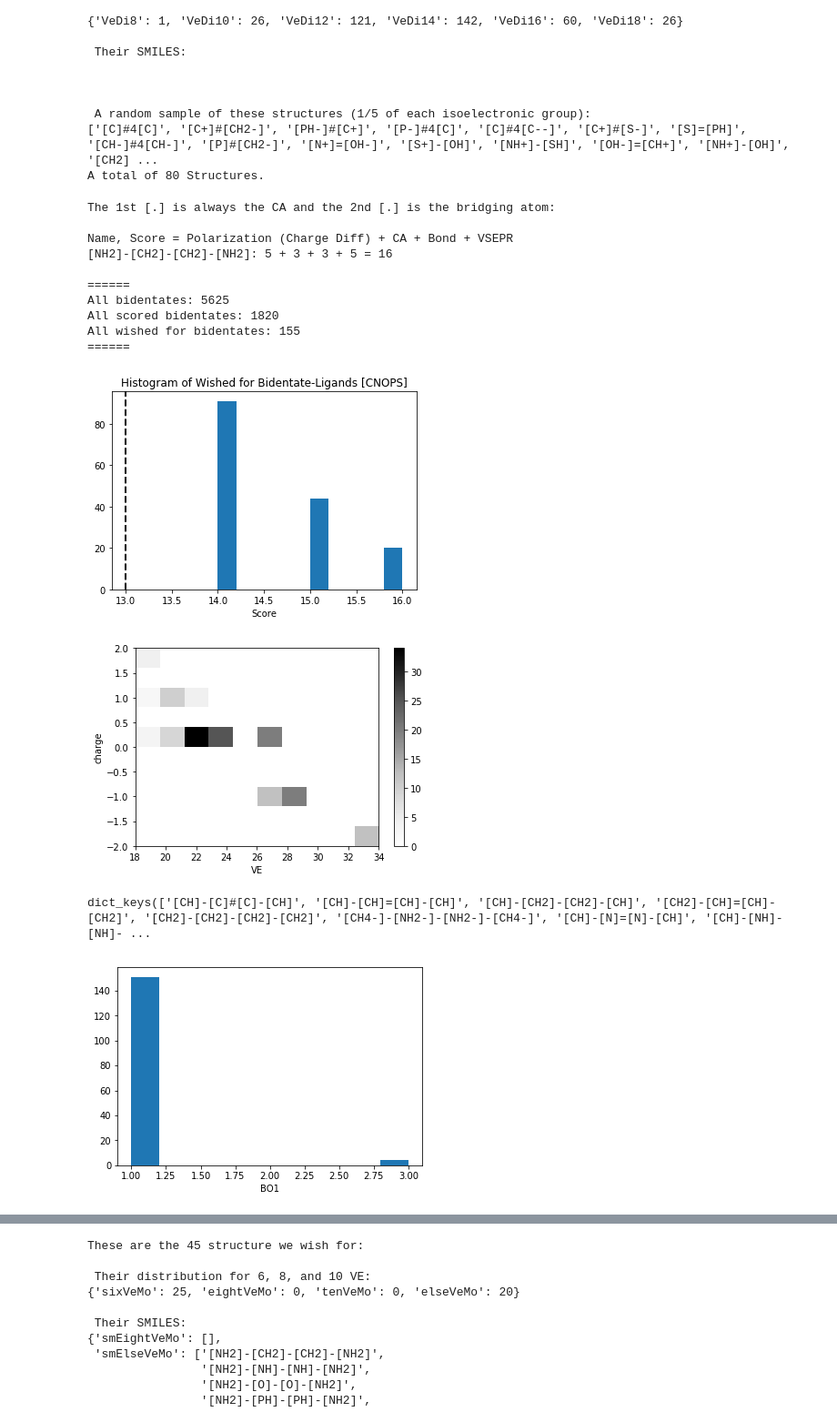
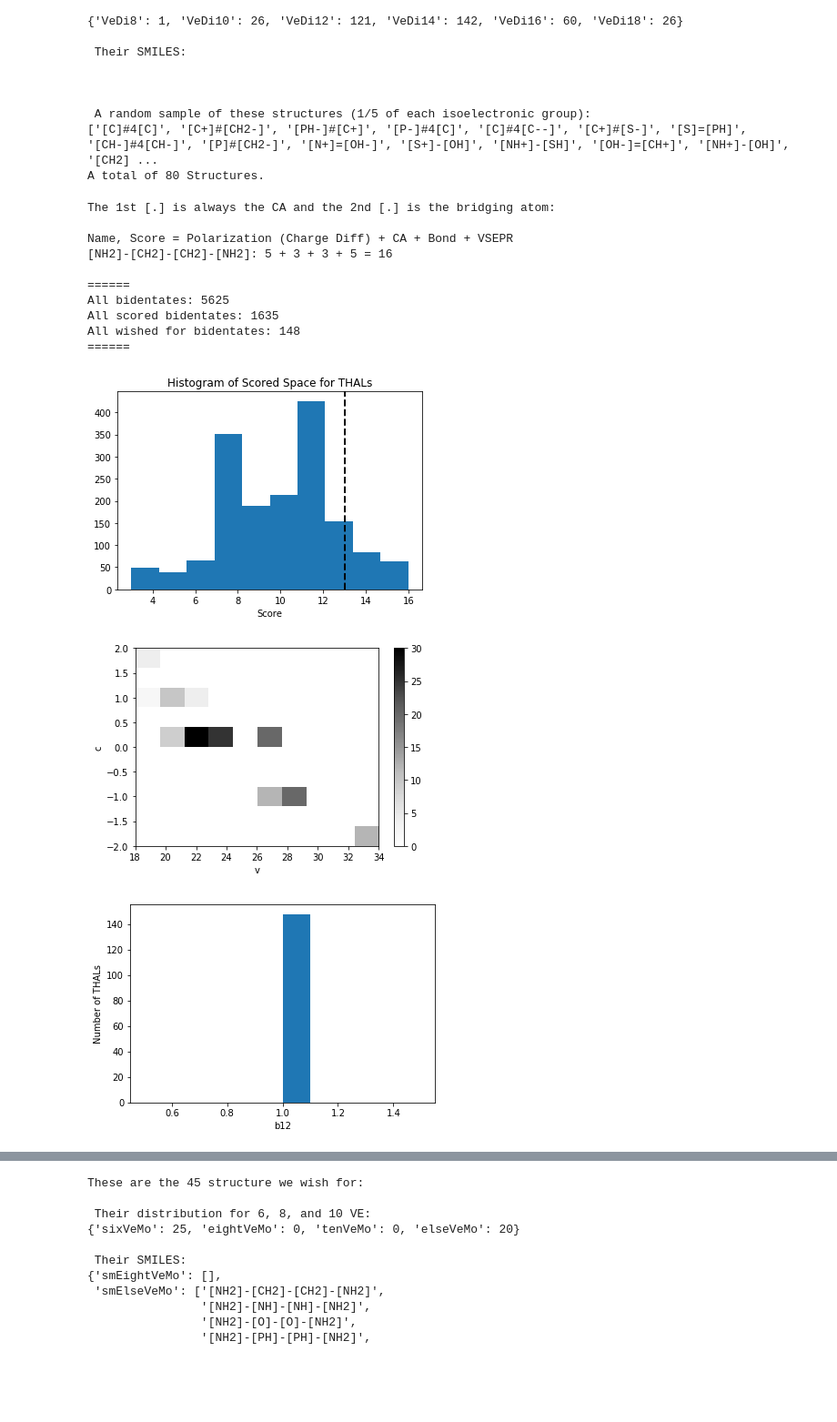
Before and after one commit to hjkgrp/smu, a Jupyter notebook: enum/enum.ipynb, the cells around one changed output, grey strips where cells are left out. Shown: that part at 91% size. Drawn from its saved outputs; the diff is of its cells as text; code cells hidden in the pictures; blank space fills up the shorter version.

Commit message:
included all plots into thesis

```diff
--- a/enum/enum.ipynb
+++ b/enum/enum.ipynb
@@ -678,6 +738,7 @@ for elem1 in elemList.keys():
 
 # Figure out how many usuals there are in the nonCAs: {-2,4}.
 histUsual = list()
+
 for name, props in dictBident.items():
     charge1 = props[3]
     charge2 = props[11]
@@ -766,7 +827,7 @@ histBond2 = list()
 print("The 1st [.] is always the CA and the 2nd [.] is the bridging atom:\n")
 print("Name, Score = Polarization (Charge Diff) + CA + Bond + VSEPR ")
 for name, props in scoredDictBident.items():
-#     histScore.append(props[-1])
+    histScore.append(props[-1])
 #     histBond.append(props[-2])
 #     histCa.append(props[-3])
 #     histCharge.append(props[-4])
@@ -776,11 +837,11 @@ for name, props in scoredDictBident.items():
     # Populate the wishedDictBident
     if props[-1] > thresholdBi:
         wishedDictBident[name] = props
-        histScore.append(props[-1])
+#         histScore.append(props[-1])
         histBond.append(props[-2])
         histCa.append(props[-3])
         histCharge1.append(props[3])
-        histCharge2.append(props[11])The dddd
+        histCharge2.append(props[11])
         histCharge.append(props[3]+props[11])
         histVE.append(2 * (props[1] + props[9]))
         histBond1.append(props[14])
@@ -801,62 +862,65 @@ print('======')
 
 plt.xlabel('Score')
 # plt.yscale('log', nonposy='clip')
-plt.title('Histogram of Wished for Bidentate-Ligands [' + components + "]")
+plt.title('Histogram of Scored Space for THALs')
 plt.hist(histScore)
 plt.axvline(thresholdBi, color='black', linestyle='dashed', linewidth=2)
-# plt.savefig('monoDistr' + components + ".pdf", bbox_inches='tight')
+plt.savefig('thal_ss_hist.pdf', bbox_inches='tight')
 plt.show()
 
 plt.hist2d(histVE, histCharge, cmap = 'Greys')
-plt.xlabel('VE')
-plt.ylabel('charge')
-# plt.ylim((0,10))
-# plt.xlim((8,22))
+plt.xlabel('v')
+plt.ylabel('c')
+plt.savefig('thal_ss_score_vs_v_2d_hist.pdf', bbox_inches='tight')
 plt.colorbar()
 plt.show()
 
-print(wishedDictBident.keys())
-
 plt.hist(histBond1)
-plt.xlabel('BO1')
+plt.ylabel('Number of THALs')
+plt.xlabel('b12')
+plt.savefig('thal_ss_hist_b12.pdf', bbox_inches='tight')
 plt.show()
 
 plt.hist(histBond2)
-plt.xlabel('BO2')
+plt.ylabel('Number of THALs')
+plt.xlabel('b23')
+plt.savefig('thal_ss_hist_b23.pdf', bbox_inches='tight')
 plt.show()
 
 plt.hist(histCharge)
-plt.xlabel('charge')
+plt.ylabel('Number of THALs')
+plt.xlabel('c')
+plt.savefig('thal_ss_hist_charge.pdf', bbox_inches='tight')
 plt.show()
 
 plt.hist(histCharge1)
-plt.xlabel('charge1')
+plt.ylabel('Number of THALs')
+plt.xlabel('c1')
+plt.savefig('thal_ss_hist_c1.pdf', bbox_inches='tight')
 plt.show()
 
 plt.hist(histCharge2)
-plt.xlabel('charge2')
+plt.ylabel('Number of THALs')
+plt.xlabel('c2')
+plt.savefig('thal_ss_hist_c2.pdf', bbox_inches='tight')
 plt.show()
 
-
-# totC  = 0
-# totBO = 0
-# for vals in wishedDictBident.values():
-#     totC += abs(vals[3])+abs(vals[11])
-#     totBO += vals[14] + vals[15]
-# print(totC)
-# print(totBO)
+for i in reversed(range(thresholdBi, 16)):
+    for name, props in wishedDictDi.items():
+        if props[-1] == i:
+            print(name, end=": ")
+            print(props[-1])
 # %% [output]
 The 1st [.] is always the CA and the 2nd [.] is the bridging atom:
 
 Name, Score = Polarization (Charge Diff) + CA + Bond + VSEPR
 [NH2]-[CH2]-[CH2]-[NH2]: 5 + 3 + 3 + 5 = 16
 
 ======
 All bidentates: 5625
-All scored bidentates: 1820
-All wished for bidentates: 155
+All scored bidentates: 1635
+All wished for bidentates: 148
 ======
-[figure, old version]
+[figure, new version]
-[figure, old version]
+[figure, new version]
-dict_keys(['[CH]-[C]#[C]-[CH]', '[CH]-[CH]=[CH]-[CH]', '[CH]-[CH2]-[CH2]-[CH]', '[CH2]-[CH]=[CH]-[CH2]', '[CH2]-[CH2]-[CH2]-[CH2]', '[CH4-]-[NH2-]-[NH2-]-[CH4-]', '[CH]-[N]=[N]-[CH]', '[CH]-[NH]-[NH]- ...
-[figure, old version]
+[figure, new version]
```
Also changed, not shown: parts of 5 cells of this notebook, 10 other files.
